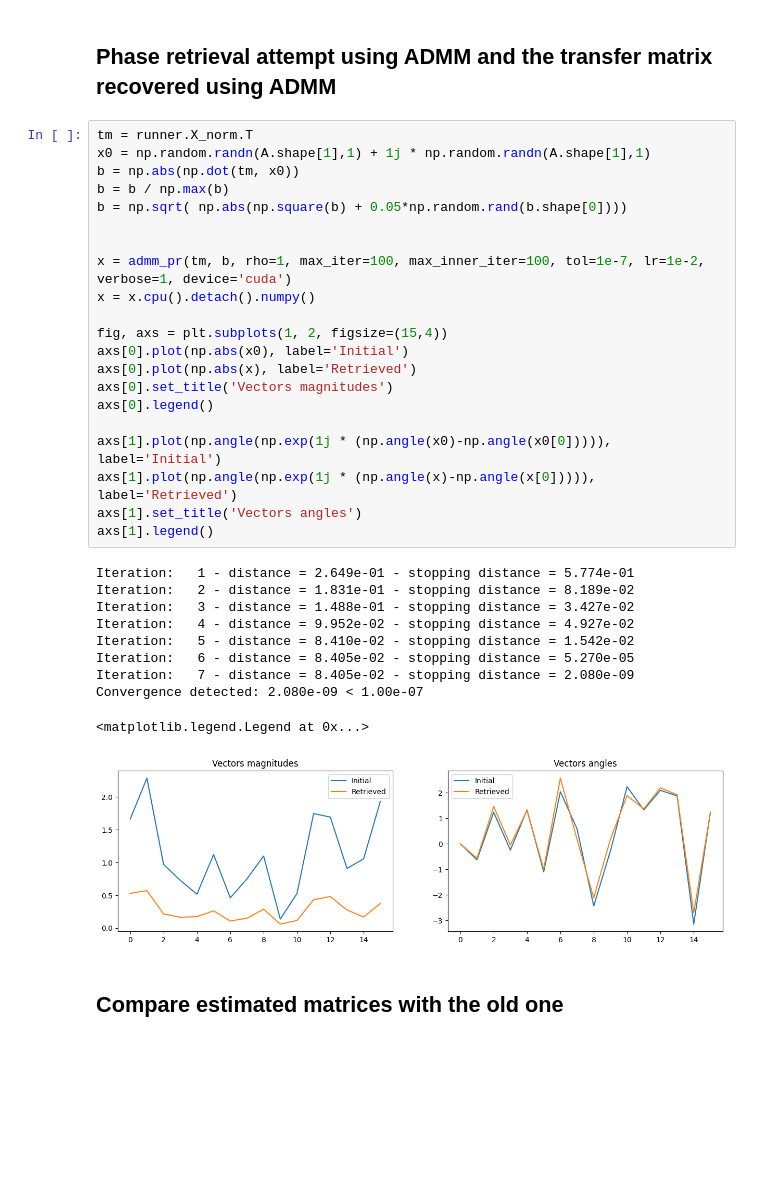
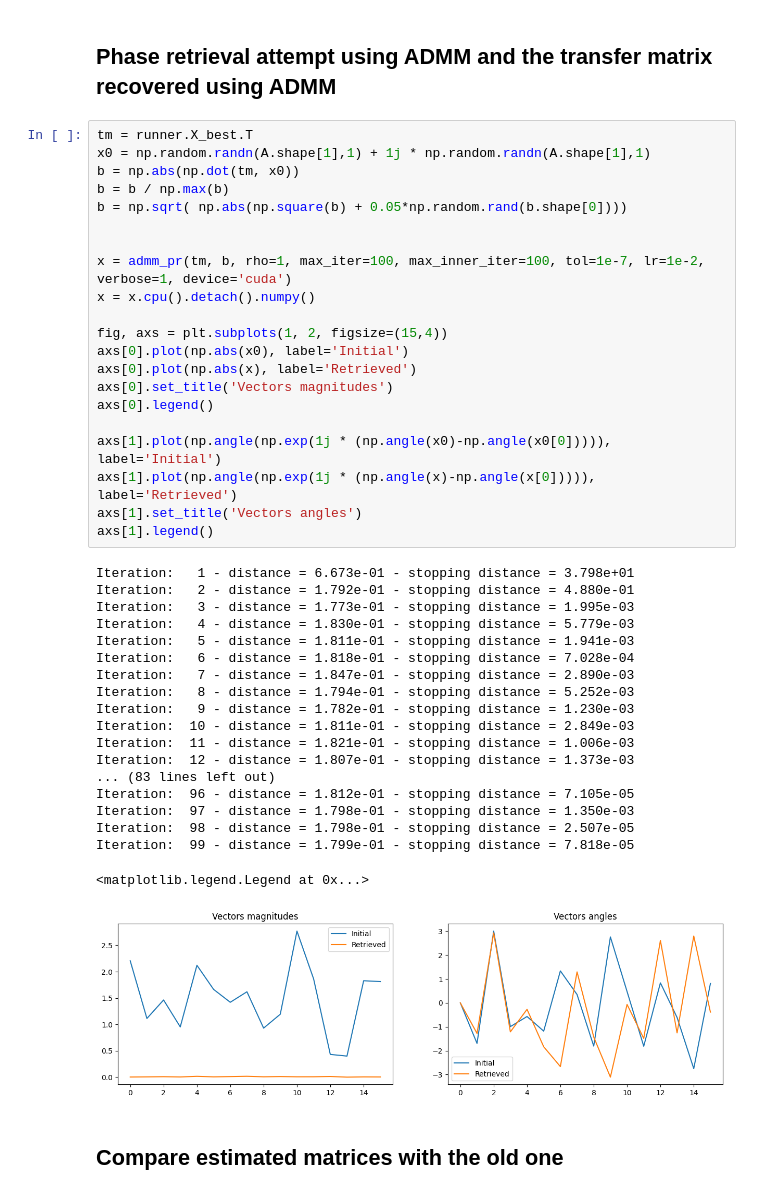
Before and after one commit to jysru/pim_methods, a Jupyter notebook: check_admm_diffuser.ipynb, the cells around one changed output. Drawn from its saved outputs; the diff is of its cells as text; blank space fills up the shorter version.

```diff
--- a/check_admm_diffuser.ipynb
+++ b/check_admm_diffuser.ipynb
@@ -60,37 +38,46 @@ print(runner.best_mse)
 # %% [markdown]
 ## Phase retrieval attempt using ADMM and the transfer matrix recovered using ADMM
 # %%
-tm = runner.X_norm.T
+tm = runner.X_best.T
 x0 = np.random.randn(A.shape[1],1) + 1j * np.random.randn(A.shape[1],1)
 b = np.abs(np.dot(tm, x0))
 b = b / np.max(b)
 b = np.sqrt( np.abs(np.square(b) + 0.05*np.random.rand(b.shape[0])))
 
 
 x = admm_pr(tm, b, rho=1, max_iter=100, max_inner_iter=100, tol=1e-7, lr=1e-2, verbose=1, device='cuda')
 x = x.cpu().detach().numpy()
 
 fig, axs = plt.subplots(1, 2, figsize=(15,4))
 axs[0].plot(np.abs(x0), label='Initial')
 axs[0].plot(np.abs(x), label='Retrieved')
 axs[0].set_title('Vectors magnitudes')
 axs[0].legend()
 
 axs[1].plot(np.angle(np.exp(1j * (np.angle(x0)-np.angle(x0[0])))), label='Initial')
 axs[1].plot(np.angle(np.exp(1j * (np.angle(x)-np.angle(x[0])))), label='Retrieved')
 axs[1].set_title('Vectors angles')
 axs[1].legend()
 # %% [output]
-Iteration:   1 - distance = 2.649e-01 - stopping distance = 5.774e-01
-Iteration:   2 - distance = 1.831e-01 - stopping distance = 8.189e-02
-Iteration:   3 - distance = 1.488e-01 - stopping distance = 3.427e-02
-Iteration:   4 - distance = 9.952e-02 - stopping distance = 4.927e-02
-Iteration:   5 - distance = 8.410e-02 - stopping distance = 1.542e-02
-Iteration:   6 - distance = 8.405e-02 - stopping distance = 5.270e-05
-Iteration:   7 - distance = 8.405e-02 - stopping distance = 2.080e-09
-Convergence detected: 2.080e-09 < 1.00e-07
+Iteration:   1 - distance = 6.673e-01 - stopping distance = 3.798e+01
+Iteration:   2 - distance = 1.792e-01 - stopping distance = 4.880e-01
+Iteration:   3 - distance = 1.773e-01 - stopping distance = 1.995e-03
+Iteration:   4 - distance = 1.830e-01 - stopping distance = 5.779e-03
+Iteration:   5 - distance = 1.811e-01 - stopping distance = 1.941e-03
+Iteration:   6 - distance = 1.818e-01 - stopping distance = 7.028e-04
+Iteration:   7 - distance = 1.847e-01 - stopping distance = 2.890e-03
+Iteration:   8 - distance = 1.794e-01 - stopping distance = 5.252e-03
+Iteration:   9 - distance = 1.782e-01 - stopping distance = 1.230e-03
+Iteration:  10 - distance = 1.811e-01 - stopping distance = 2.849e-03
+Iteration:  11 - distance = 1.821e-01 - stopping distance = 1.006e-03
+Iteration:  12 - distance = 1.807e-01 - stopping distance = 1.373e-03
+... (83 lines left out)
+Iteration:  96 - distance = 1.812e-01 - stopping distance = 7.105e-05
+Iteration:  97 - distance = 1.798e-01 - stopping distance = 1.350e-03
+Iteration:  98 - distance = 1.798e-01 - stopping distance = 2.507e-05
+Iteration:  99 - distance = 1.799e-01 - stopping distance = 7.818e-05
 <matplotlib.legend.Legend at 0x...>
-[figure, old version]
+[figure, new version]
 # %% [markdown]
 ## Compare estimated matrices with the old one
 # %%
```
Also changed, not shown: parts of 3 cells of this notebook.
